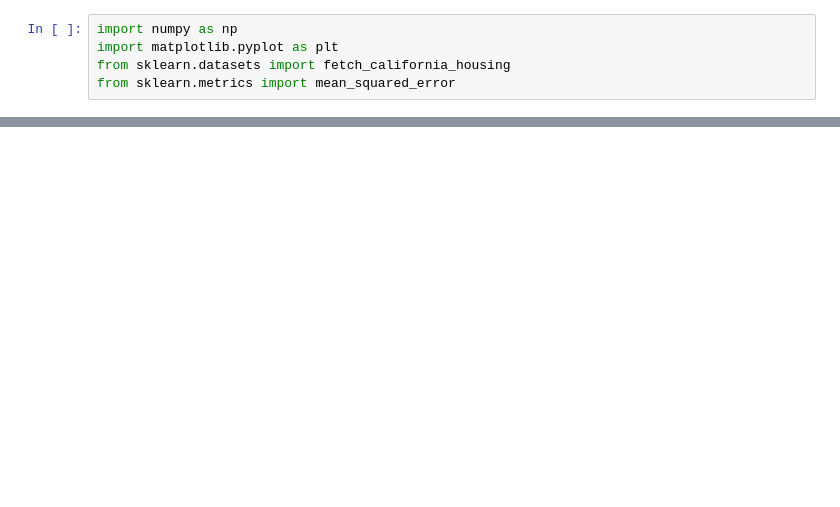
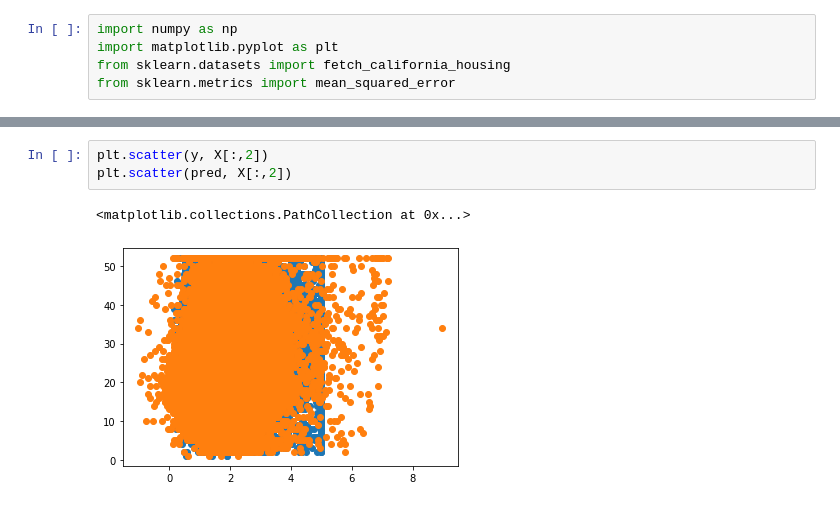
Before and after one commit to Karan9034/snippets, a Jupyter notebook: machine_learning/normal_equation_linear_regression.ipynb, the cells around one changed output, grey strips where cells are left out. Cells and saved outputs as stored; diff of their text form; blank space fills up the shorter version.

```diff
--- a/machine_learning/normal_equation_linear_regression.ipynb
+++ b/machine_learning/normal_equation_linear_regression.ipynb
@@ -57,0 +81,6 @@ mean_squared_error(y, pred) ** 0.5
+# %%
+plt.scatter(y, X[:,2])
+plt.scatter(pred, X[:,2])
+# %% [output]
+<matplotlib.collections.PathCollection at 0x...>
+[figure, added]
```
Also changed, not shown: parts of 17 cells of this notebook, 1 other file.
